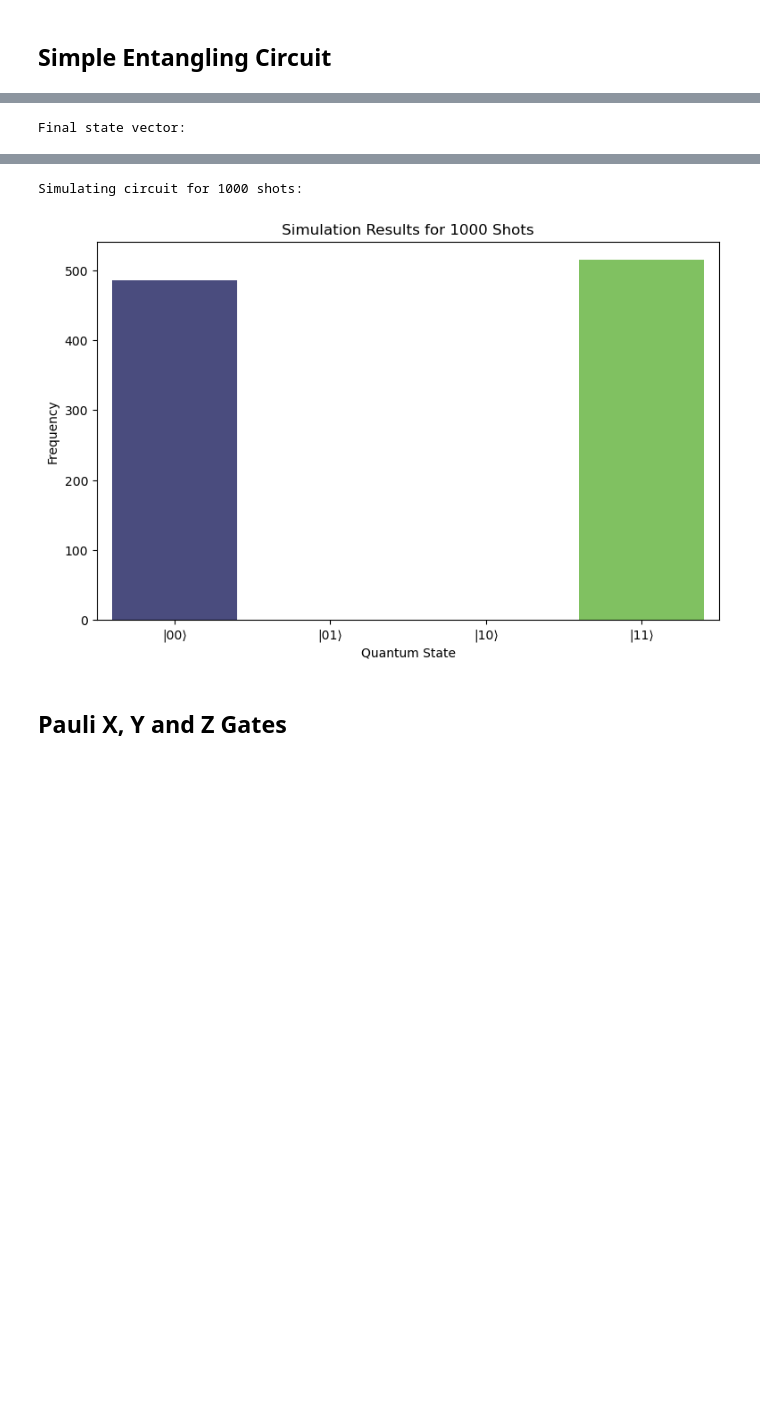
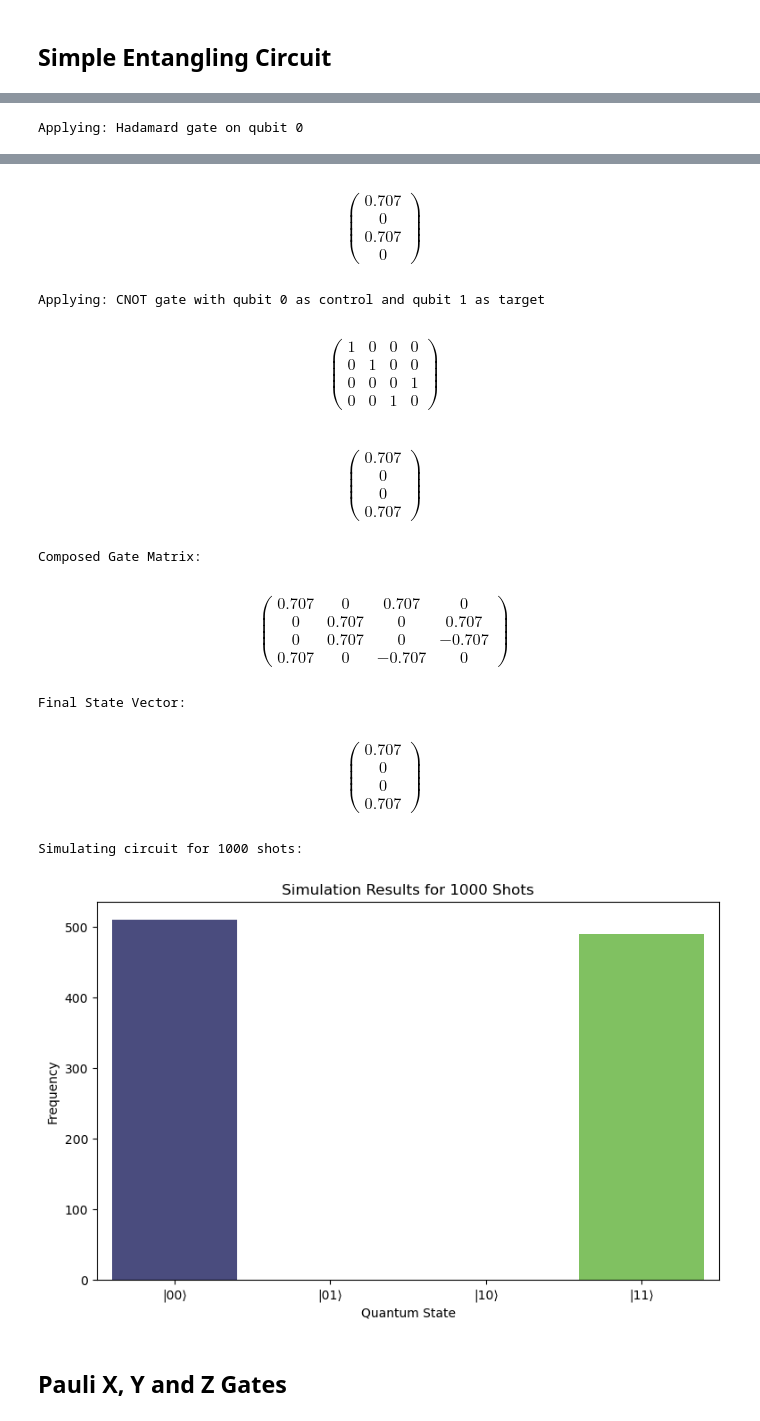
Before and after one commit to JamesHund/Quantum-Simulator, a Jupyter notebook: src/demo.ipynb, the cells around one changed output, grey strips where cells are left out. Saved outputs shown, nothing was run; the diff lists cells and outputs as text; code cells hidden in the pictures; blank space fills up the shorter version.

```diff
--- a/src/demo.ipynb
+++ b/src/demo.ipynb
@@ -21,12 +20,15 @@ shots = 1000
 # User input
 input_sequence = "h0 cx01"
 
+#returns a list of gate matrices from input sequence
 gate_sequence, gate_matrices = parse_gate_sequence(input_sequence)
-print("Calculating the final state-vector...")
-state_vectors_prime, composed_gate_matrix, final_state_vector = compose_and_apply_operations(gate_matrices, init_vector)
+
+state_vectors_prime, composed_gate_matrix, final_state_vector = compose_and_apply_operations(gate_matrices, init_vector=init_vector)
+print("Initial State Vector:")
+print_simulation_steps(gate_sequence, gate_matrices, state_vectors_prime)
 print("Composed Gate Matrix:")
 display_complex_matrix(composed_gate_matrix)
-print("Final state vector:")
+print("Final State Vector:")
 display_complex_matrix(final_state_vector)
 
 print(f"Simulating circuit for {shots} shots:")
@@ -39 +40 @@ Composed Gate Matrix:
-Final state vector:
+Applying: Hadamard gate on qubit 0
@@ -41,5 +42,13 @@ Final state vector:
+\begin{pmatrix} 0.707 \\ 0 \\ 0.707 \\ 0 \end{pmatrix}
-Simulating circuit for 1000 shots:
+Applying: CNOT gate with qubit 0 as control and qubit 1 as target
+\begin{pmatrix} 1 & 0 & 0 & 0 \\ 0 & 1 & 0 & 0 \\ 0 & 0 & 0 & 1 \\ 0 & 0 & 1 & 0 \end{pmatrix}
+\begin{pmatrix} 0.707 \\ 0 \\ 0 \\ 0.707 \end{pmatrix}
+Composed Gate Matrix:
+\begin{pmatrix} 0.707 & 0 & 0.707 & 0 \\ 0 & 0.707 & 0 & 0.707 \\ 0 & 0.707 & 0 & -0.707 \\ 0.707 & 0 & -0.707 & 0 \end{pmatrix}
+Final State Vector:
+\begin{pmatrix} 0.707 \\ 0 \\ 0 \\ 0.707 \end{pmatrix}
+Simulating circuit for 1000 shots:
-[figure, old version]
+[figure, new version]
 # %% [markdown]
 ## Pauli X, Y and Z Gates
 # %% [markdown]
```
Also changed, not shown: parts of 4 cells of this notebook, 1 other file.
